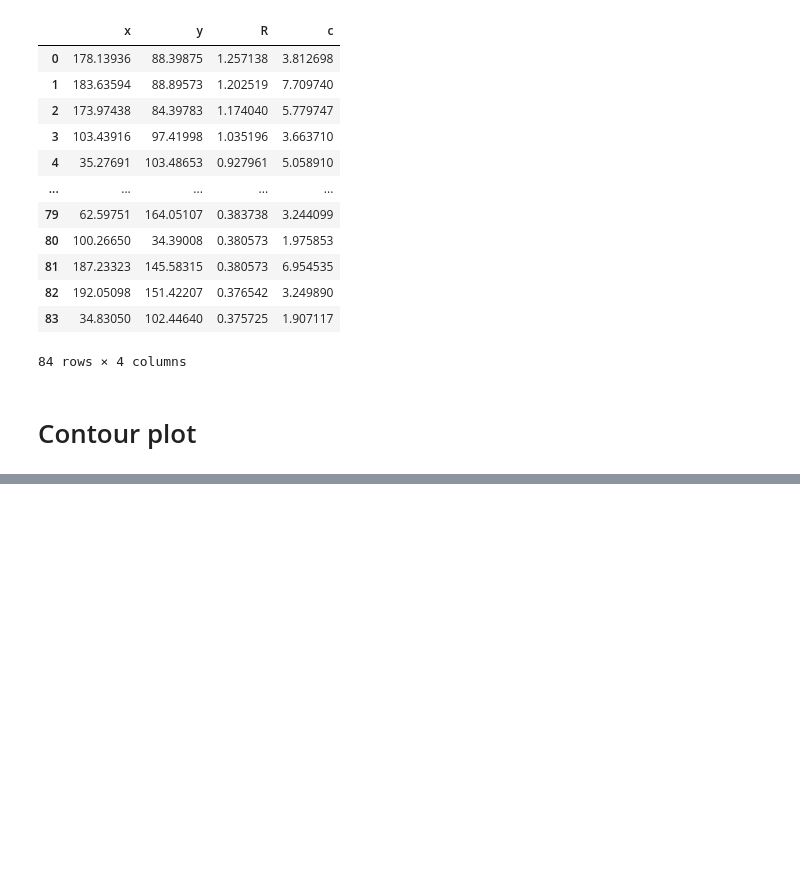
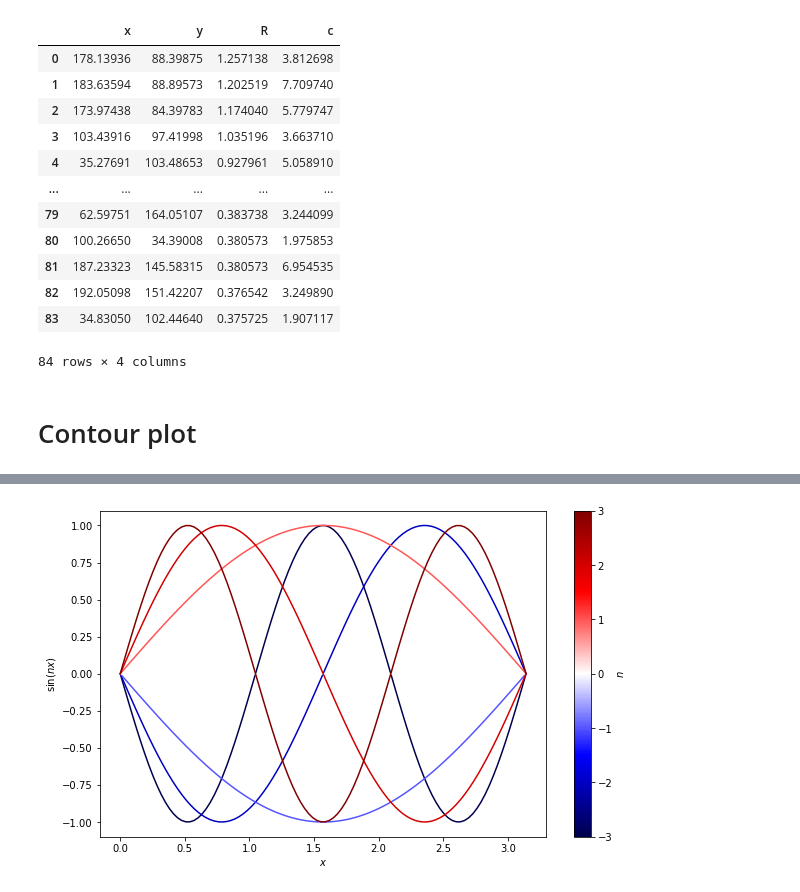
Before and after one commit to SaeeDhawalikar/Grad_school-CA1-Tutorial, a Jupyter notebook: Tutorial1.ipynb, the cells around one changed output, grey strips where cells are left out. Saved outputs shown, nothing was run; the diff lists cells and outputs as text; code cells hidden in the pictures; blank space fills up the shorter version.

```diff
--- a/Tutorial1.ipynb
+++ b/Tutorial1.ipynb
@@ -191,0 +210,16 @@ plt.show()
+# %%
+cmap = cm.seismic
+norm = colors.Normalize(vmin=A.min(), vmax=A.max())
+# %%
+fig, ax= plt.subplots(1,1, figsize=(10,6))
+for i in range(len(y)):
+    ax.plot(x, y[i], color=cmap(norm(A[i])))
+
+sm = cm.ScalarMappable(norm=norm, cmap=cmap)
+cbar = fig.colorbar(sm, ax=ax)
+
+ax.set_xlabel(r"$x$")
+ax.set_ylabel(r"$\sin(nx)$")
+cbar.set_label(r"$n$")
+# %% [output]
+[figure, added]
```
Also changed, not shown: parts of 7 cells of this notebook.
